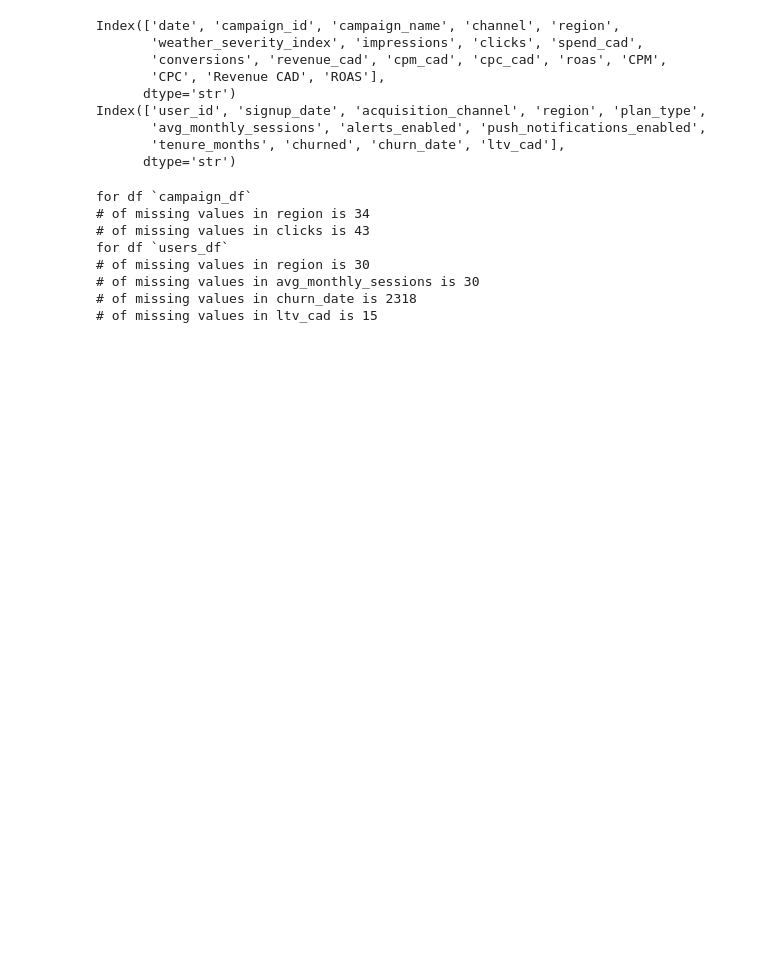
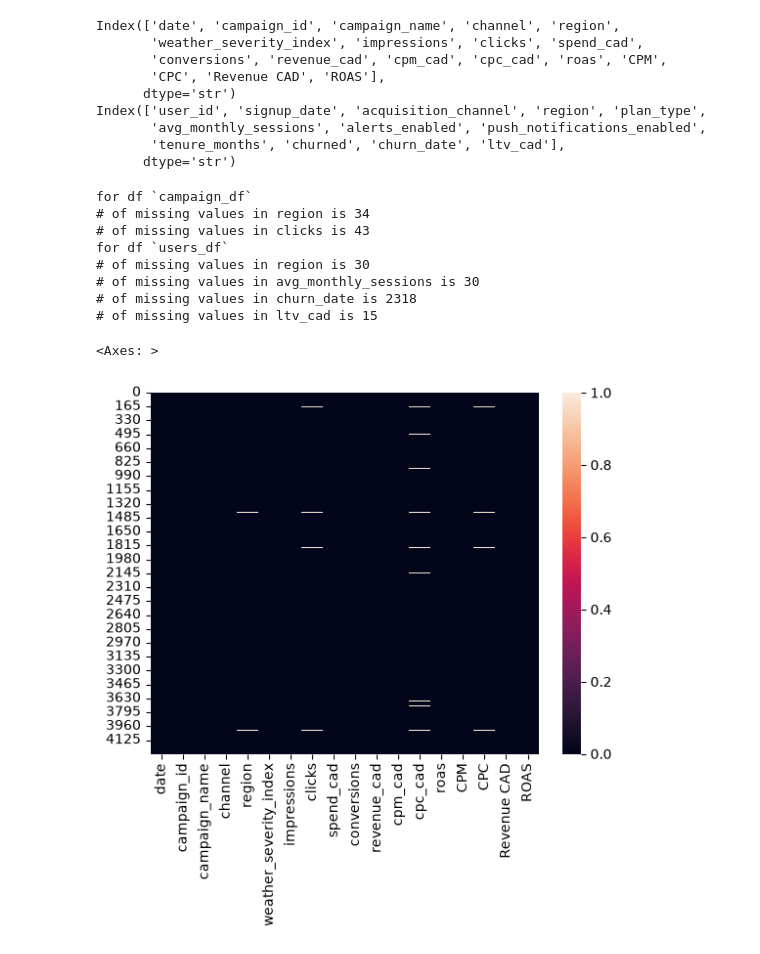
Before and after one commit to EzraGoldberg/portfolio-projects, a Jupyter notebook: 2. Tech Interview Prep/Weather Adtech Data Science/notebooks/Adtech_Prep.ipynb, the cells around one changed output. Saved outputs shown, nothing was run; the diff lists cells and outputs as text; code cells hidden in the pictures; blank space fills up the shorter version.

```diff
--- a/2. Tech Interview Prep/Weather Adtech Data Science/notebooks/Adtech_Prep.ipynb
+++ b/2. Tech Interview Prep/Weather Adtech Data Science/notebooks/Adtech_Prep.ipynb
@@ -249,4 +245,7 @@ for df `users_df`
 ## so we have detected missing data in Region and Clicks! for campaign df
 ## and we have Region, Avg Monthly sessions, and Churn_data have missing data in users_df.
 # %%
-sns.heatmap(df.isnull())
+sns.heatmap(campaign_df.isnull())
+# %% [output]
+<Axes: >
+[figure, added]
```
Also changed, not shown: parts of 8 cells of this notebook.
